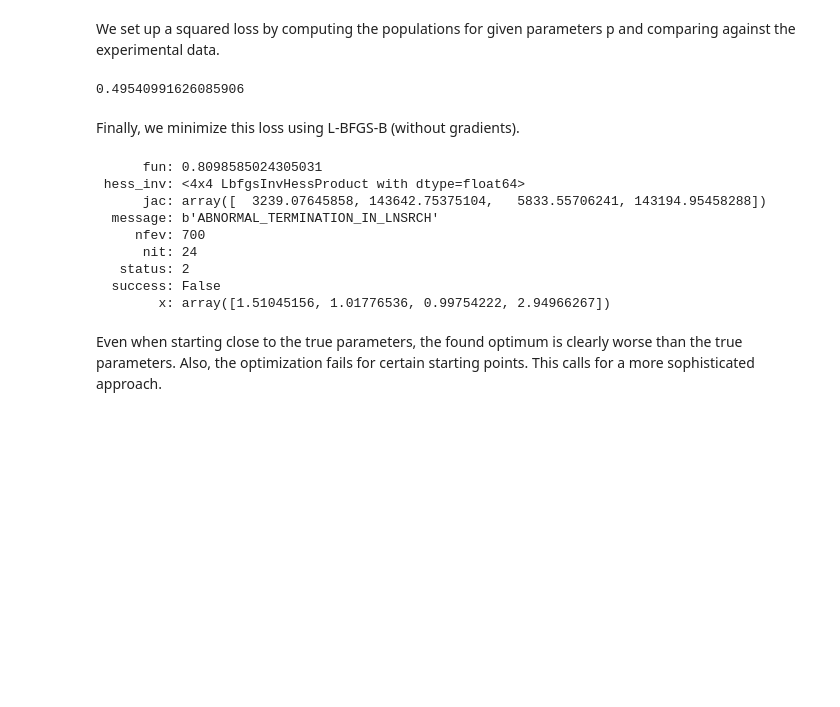
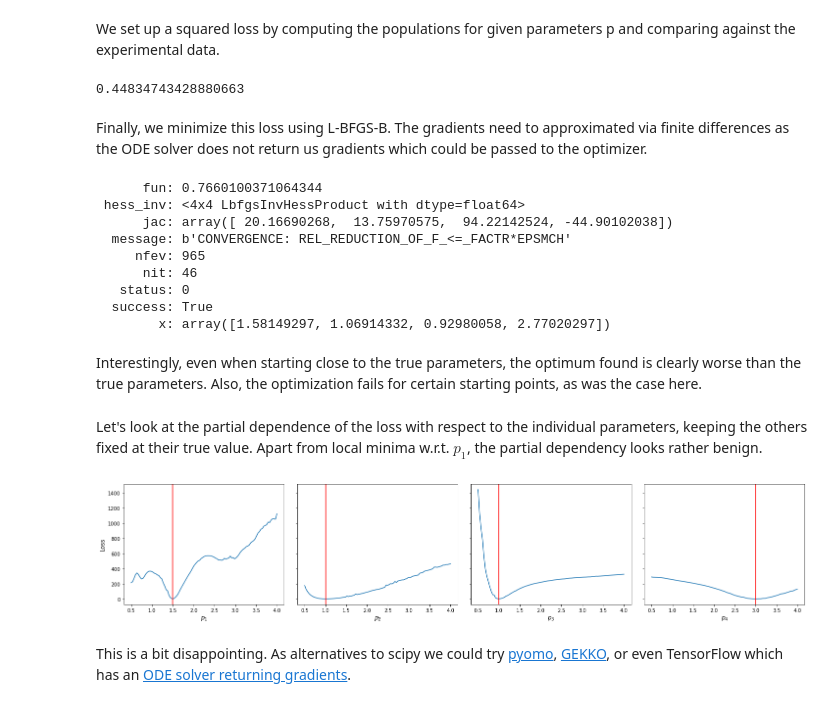
Before and after one commit to DavidWalz/mind-dump, a Jupyter notebook: packages/scipy_ODE_parameter_estimation.ipynb, the cells around one changed output. Cells and saved outputs as stored; diff of their text form; code cells hidden in the pictures; blank space fills up the shorter version.

Commit message:
add on ODE parameter estimation

```diff
--- a/packages/scipy_ODE_parameter_estimation.ipynb
+++ b/packages/scipy_ODE_parameter_estimation.ipynb
@@ -54,7 +54,7 @@ plt.ylabel('population');
 # %% [markdown]
 We set up a squared loss by computing the populations for given parameters p and comparing against the experimental data.
 # %%
-def least_squares(p):
+def loss(p):
     sol = solve_ivp(
         fun=lambda t, y: lotka_voltera(t, y, p),
         y0=[1, 1],
@@ -67,26 +67,47 @@ def least_squares(p):
         print('solve_ivp failed for p =', p)
         return np.inf
 
-least_squares(p_true)
+loss(p_true)
 # %% [output]
-0.49540991626085906
+0.44834743428880663
 # %% [markdown]
-Finally, we minimize this loss using L-BFGS-B (without gradients).
+Finally, we minimize this loss using L-BFGS-B. The gradients need to approximated via finite differences as the ODE solver does not return us gradients which could be passed to the optimizer.
 # %%
 res = minimize(
-    least_squares,
+    loss,
     x0=[1.45, 1, 1, 2.9], # initial guess for p
     bounds=[(0.1, 5), (0.1, 5), (0.1, 5), (0.1, 5)])
 res
 # %% [output]
-      fun: 0.8098585024305031
+      fun: 0.7660100371064344
  hess_inv: <4x4 LbfgsInvHessProduct with dtype=float64>
-      jac: array([  3239.07645858, 143642.75375104,   5833.55706241, 143194.95458288])
-  message: b'ABNORMAL_TERMINATION_IN_LNSRCH'
-     nfev: 700
-      nit: 24
-   status: 2
-  success: False
-        x: array([1.51045156, 1.01776536, 0.99754222, 2.94966267])
+      jac: array([ 20.16690268,  13.75970575,  94.22142524, -44.90102038])
+  message: b'CONVERGENCE: REL_REDUCTION_OF_F_<=_FACTR*EPSMCH'
+     nfev: 965
+      nit: 46
+   status: 0
+  success: True
+        x: array([1.58149297, 1.06914332, 0.92980058, 2.77020297])
 # %% [markdown]
-Even when starting close to the true parameters, the found optimum is clearly worse than the true parameters. Also, the optimization fails for certain starting points. This calls for a more sophisticated approach.
+Interestingly, even when starting close to the true parameters, the optimum found is clearly worse than the true parameters. Also, the optimization fails for certain starting points, as was the case here.
+# %% [markdown]
+Let's look at the partial dependence of the loss with respect to the individual parameters, keeping the others fixed at their true value. Apart from local minima w.r.t. $p_1$, the partial dependency looks rather benign.
+# %%
+def loss_pi(pi, i=0):
+    p = p_true.copy()
+    p[i] = pi
+    return loss(p)
+
+fig, axs = plt.subplots(1, 4, figsize=(20, 4), sharey=True)
+fig.tight_layout()
+P = np.linspace(0.5, 4, 101)
+for i, ax in enumerate(axs):
+    L = [loss_pi(p, i=i) for p in P]
+    ax.plot(P, L)
+    ax.axvline(p_true[i], color='red')
+    ax.set_xlabel(f'$p_{i+1}$')
+axs[0].set_ylabel('Loss');
+# %% [output]
+[figure, added]
+# %% [markdown]
+This is a bit disappointing. As alternatives to scipy we could try [pyomo](http://www.pyomo.org/), [GEKKO](https://gekko.readthedocs.io), or even TensorFlow which has an [ODE solver returning gradients](https://www.tensorflow.org/probability/api_docs/python/tfp/math/ode/Solver).
```
Also changed, not shown: parts of 2 cells of this notebook, 1 other file.
